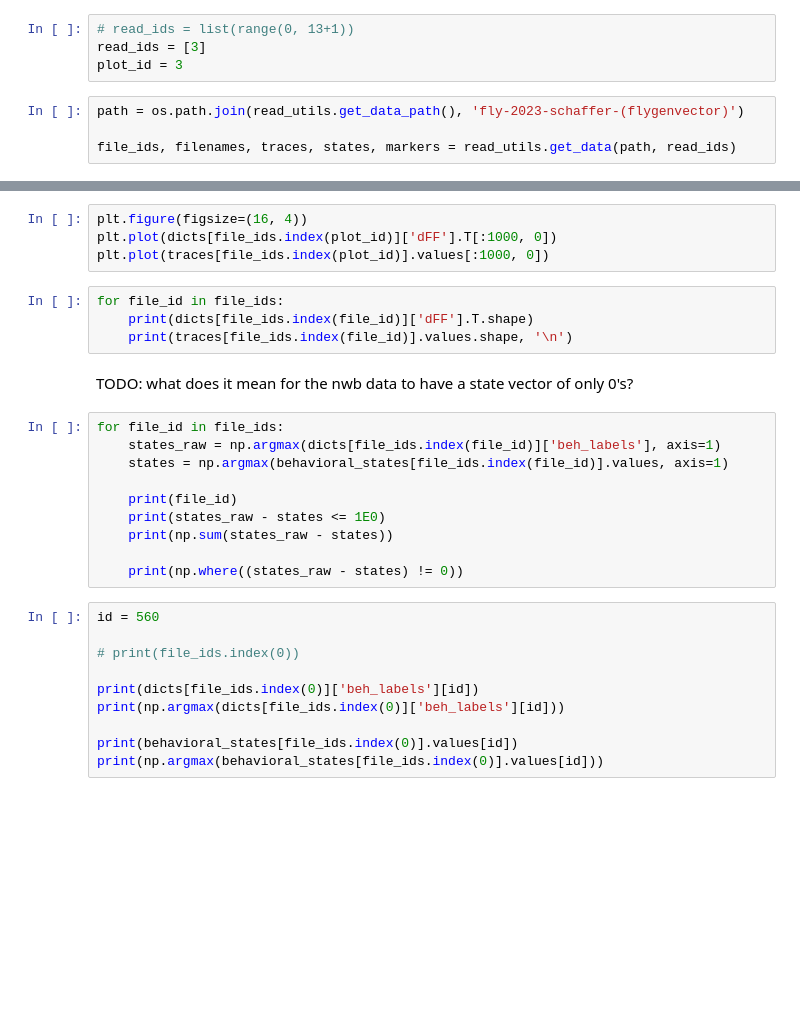
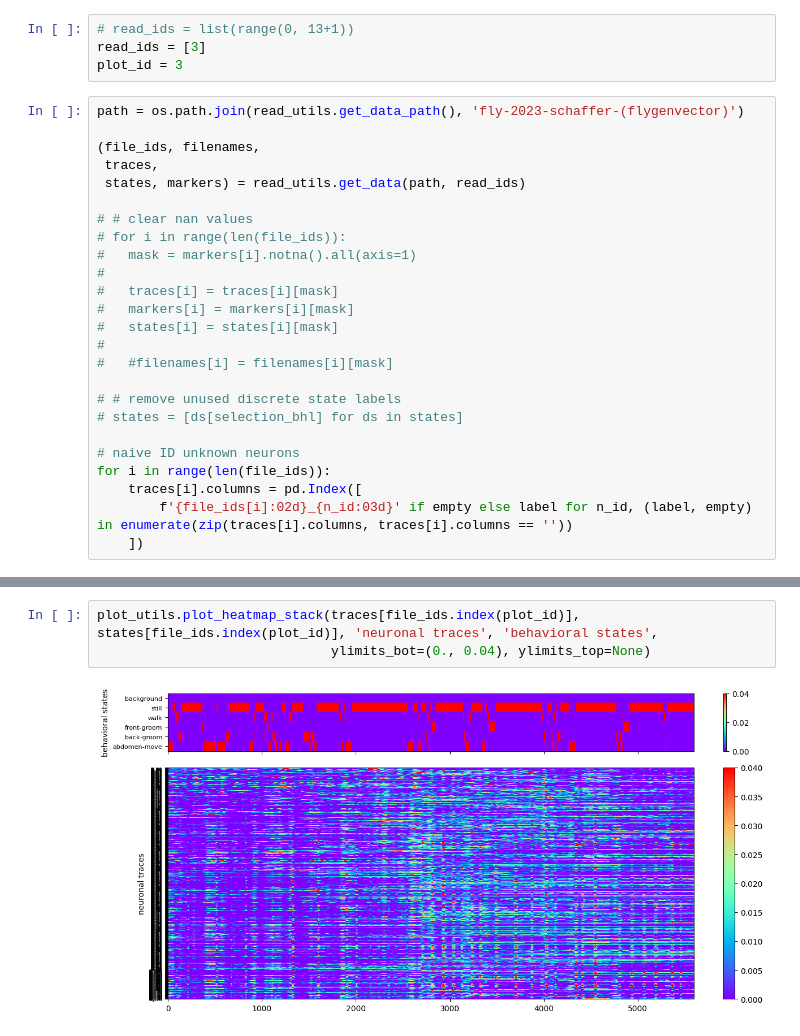
Before and after one commit to julian-zim/higama, a Jupyter notebook: organisms/fly-2023-schaffer-(flygenvector)/data_exploration/explore.ipynb, the cells around one changed output, grey strips where cells are left out. Saved outputs shown, nothing was run; the diff lists cells and outputs as text; blank space fills up the shorter version.

```diff
--- a/organisms/fly-2023-schaffer-(flygenvector)/data_exploration/explore.ipynb
+++ b/organisms/fly-2023-schaffer-(flygenvector)/data_exploration/explore.ipynb
@@ -16,10 +22,31 @@ importlib.reload(read_utils)
 # read_ids = list(range(0, 13+1))
 read_ids = [3]
 plot_id = 3
-# %%
-path = os.path.join(read_utils.get_data_path(), 'fly-2023-schaffer-(flygenvector)')
-
-file_ids, filenames, traces, states, markers = read_utils.get_data(path, read_ids)
+# %%
+path = os.path.join(read_utils.get_data_path(), 'fly-2023-schaffer-(flygenvector)')
+
+(file_ids, filenames,
+ traces,
+ states, markers) = read_utils.get_data(path, read_ids)
+
+# # clear nan values
+# for i in range(len(file_ids)):
+# 	mask = markers[i].notna().all(axis=1)
+#
+# 	traces[i] = traces[i][mask]
+# 	markers[i] = markers[i][mask]
+# 	states[i] = states[i][mask]
+#
+# 	#filenames[i] = filenames[i][mask]
+
+# # remove unused discrete state labels
+# states = [ds[selection_bhl] for ds in states]
+
+# naive ID unknown neurons
+for i in range(len(file_ids)):
+	traces[i].columns = pd.Index([
+		f'{file_ids[i]:02d}_{n_id:03d}' if empty else label for n_id, (label, empty) in enumerate(zip(traces[i].columns, traces[i].columns == ''))
+	])
 # %%
 fig, axes = plt.subplots(2, 4, figsize=(16, 8))
 
@@ -42,30 +62,5 @@ path = os.path.join(path)
-# %%
-plt.figure(figsize=(16, 4))
-plt.plot(dicts[file_ids.index(plot_id)]['dFF'].T[:1000, 0])
-plt.plot(traces[file_ids.index(plot_id)].values[:1000, 0])
-# %%
-for file_id in file_ids:
-	print(dicts[file_ids.index(file_id)]['dFF'].T.shape)
-	print(traces[file_ids.index(file_id)].values.shape, '\n')
-# %% [markdown]
-TODO: what does it mean for the nwb data to have a state vector of only 0's?
-# %%
-for file_id in file_ids:
-	states_raw = np.argmax(dicts[file_ids.index(file_id)]['beh_labels'], axis=1)
-	states = np.argmax(behavioral_states[file_ids.index(file_id)].values, axis=1)
-
-	print(file_id)
-	print(states_raw - states <= 1E0)
-	print(np.sum(states_raw - states))
-
-	print(np.where((states_raw - states) != 0))
-# %%
-id = 560
-
-# print(file_ids.index(0))
-
-print(dicts[file_ids.index(0)]['beh_labels'][id])
-print(np.argmax(dicts[file_ids.index(0)]['beh_labels'][id]))
-
-print(behavioral_states[file_ids.index(0)].values[id])
-print(np.argmax(behavioral_states[file_ids.index(0)].values[id]))
+# %%
+plot_utils.plot_heatmap_stack(traces[file_ids.index(plot_id)], states[file_ids.index(plot_id)], 'neuronal traces', 'behavioral states',
+							  ylimits_bot=(0., 0.04), ylimits_top=None)
+# %% [output]
+[figure, added]
```
Also changed, not shown: parts of 8 cells of this notebook, 9 other files.
